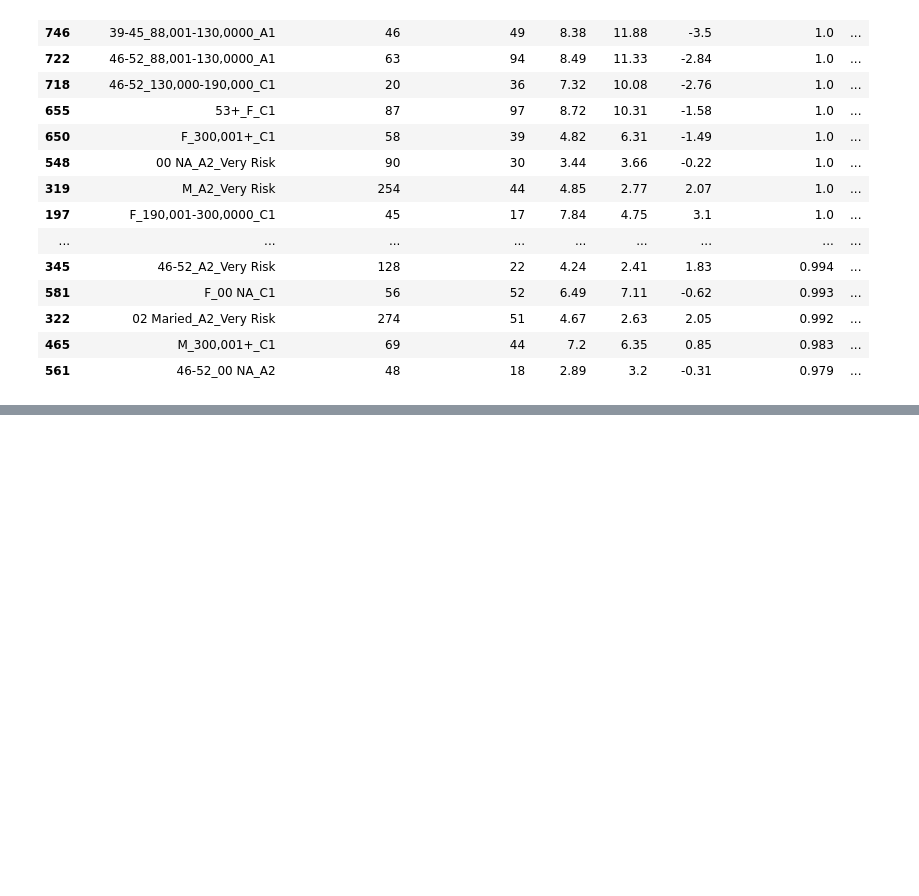
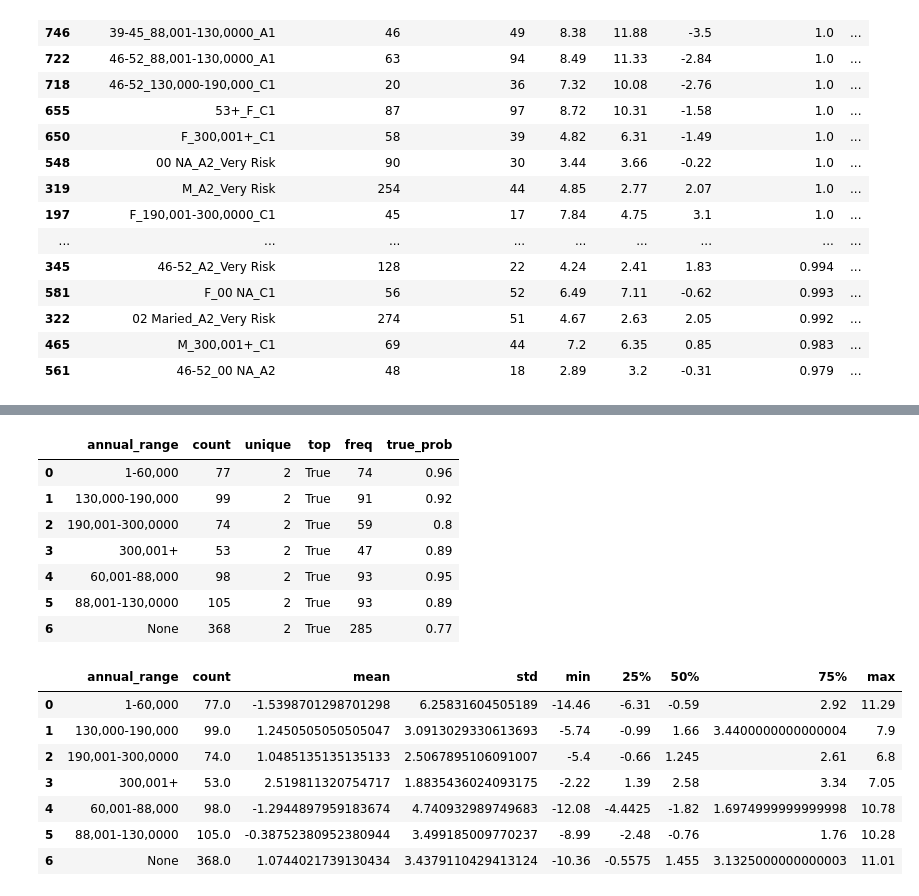
Before and after one commit to thanatchon36/phoenix-enhancement, a Jupyter notebook: report-analytics.ipynb, the cells around one changed output, grey strips where cells are left out. Saved outputs shown, nothing was run; the diff lists cells and outputs as text; code cells hidden in the pictures; blank space fills up the shorter version.

```diff
--- a/report-analytics.ipynb
+++ b/report-analytics.ipynb
@@ -292,0 +396,24 @@ level_3[(level_3['prod'] == 'None') & (level_3['greater_sig'] == False)]
+# %%
+sig_stat = level_3.groupby('annual_range')['greater_sig'].describe().reset_index()
+sig_stat['true_prob'] = sig_stat.apply(cal_true_prob, axis=1).round(2)
+sig_stat
+
+sig_stat = level_3.groupby('annual_range')['y_score'].describe().reset_index()
+sig_stat
+# %% [output]
+|  | annual_range | count | unique | top | freq | true_prob |
+| 0 | 1-60,000 | 77 | 2 | True | 74 | 0.96 |
+| 1 | 130,000-190,000 | 99 | 2 | True | 91 | 0.92 |
+| 2 | 190,001-300,0000 | 74 | 2 | True | 59 | 0.8 |
+| 3 | 300,001+ | 53 | 2 | True | 47 | 0.89 |
+| 4 | 60,001-88,000 | 98 | 2 | True | 93 | 0.95 |
+| 5 | 88,001-130,0000 | 105 | 2 | True | 93 | 0.89 |
+| 6 | None | 368 | 2 | True | 285 | 0.77 |
+|  | annual_range | count | mean | std | min | 25% | 50% | 75% | max |
+| 0 | 1-60,000 | 77.0 | -1.5398701298701298 | 6.25831604505189 | -14.46 | -6.31 | -0.59 | 2.92 | 11.29 |
+| 1 | 130,000-190,000 | 99.0 | 1.2450505050505047 | 3.0913029330613693 | -5.74 | -0.99 | 1.66 | 3.4400000000000004 | 7.9 |
+| 2 | 190,001-300,0000 | 74.0 | 1.0485135135135133 | 2.5067895106091007 | -5.4 | -0.66 | 1.245 | 2.61 | 6.8 |
+| 3 | 300,001+ | 53.0 | 2.519811320754717 | 1.8835436024093175 | -2.22 | 1.39 | 2.58 | 3.34 | 7.05 |
+| 4 | 60,001-88,000 | 98.0 | -1.2944897959183674 | 4.740932989749683 | -12.08 | -4.4425 | -1.82 | 1.6974999999999998 | 10.78 |
+| 5 | 88,001-130,0000 | 105.0 | -0.38752380952380944 | 3.499185009770237 | -8.99 | -2.48 | -0.76 | 1.76 | 10.28 |
+| 6 | None | 368.0 | 1.0744021739130434 | 3.4379110429413124 | -10.36 | -0.5575 | 1.455 | 3.1325000000000003 | 11.01 |
```
Also changed, not shown: parts of 14 cells of this notebook, 2 other files.
